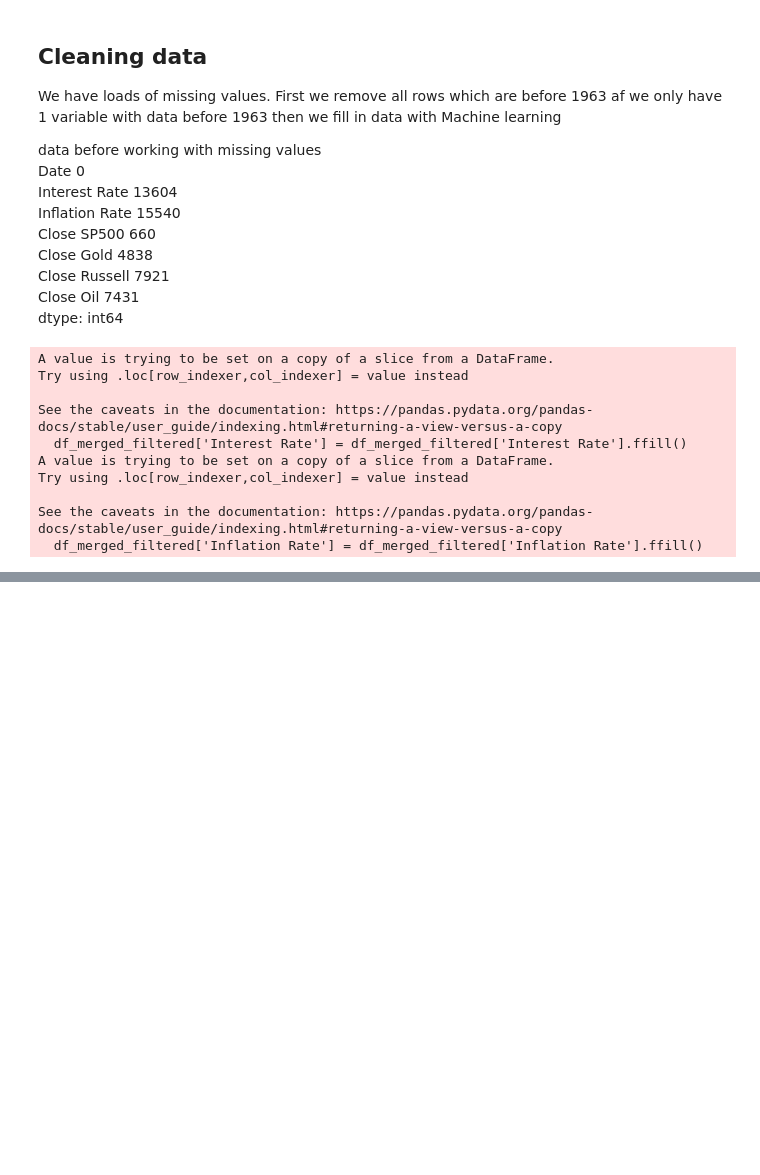
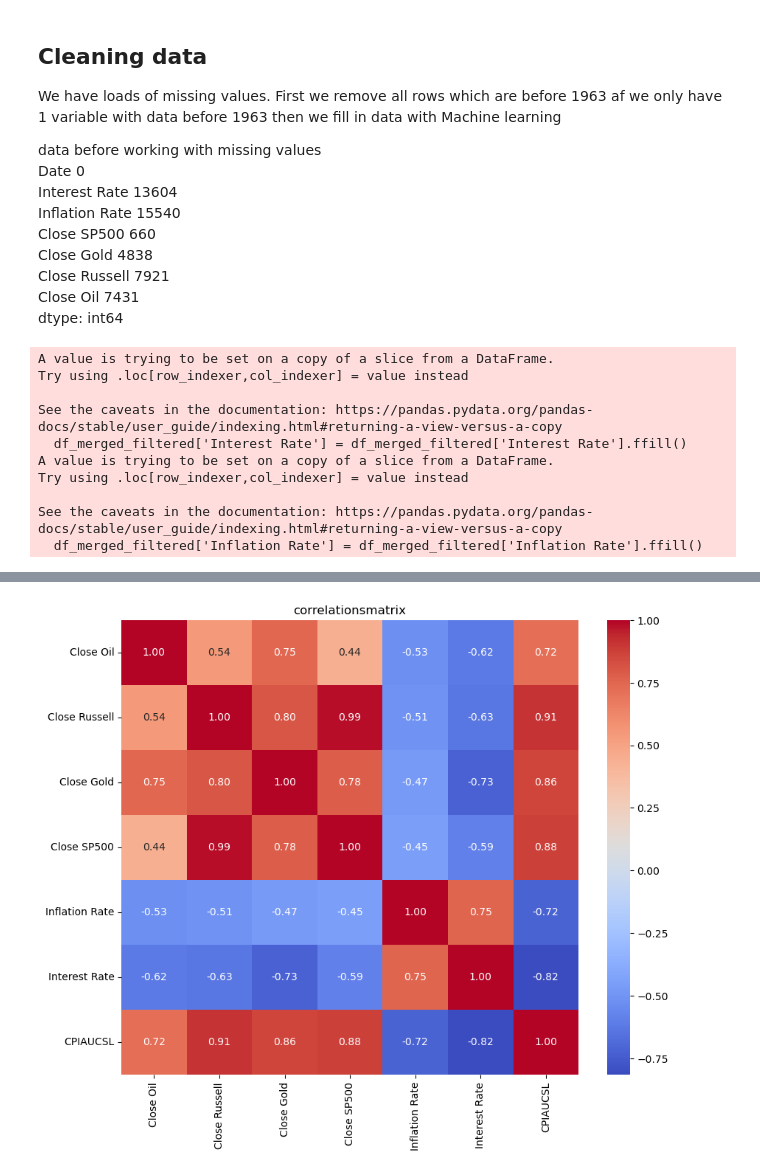
Before and after one commit to badranyoussef/bi-exam-project-stock, a Jupyter notebook: notebooks/combining_all_data.ipynb, the cells around one changed output, grey strips where cells are left out. Drawn from its saved outputs; the diff is of its cells as text; code cells hidden in the pictures; blank space fills up the shorter version.

```diff
--- a/notebooks/combining_all_data.ipynb
+++ b/notebooks/combining_all_data.ipynb
@@ -477,0 +514,10 @@ corrmat = df_merged.corr
+# %%
+corrmat_df_cleaned = df_cleaned[['Close Oil', 'Close Russell', 'Close Gold', 'Close SP500', 'Inflation Rate', 'Interest Rate', 'CPIAUCSL']].corr()
+
+#Plot korrelationsmatrix
+plt.figure(figsize=(10, 8))
+sns.heatmap(corrmat_df_cleaned, annot=True, cmap='coolwarm', fmt='.2f')
+plt.title('correlationsmatrix')
+plt.show()
+# %% [output]
+[figure, added]
```
Also changed, not shown: parts of 38 cells of this notebook, 1 other file.
